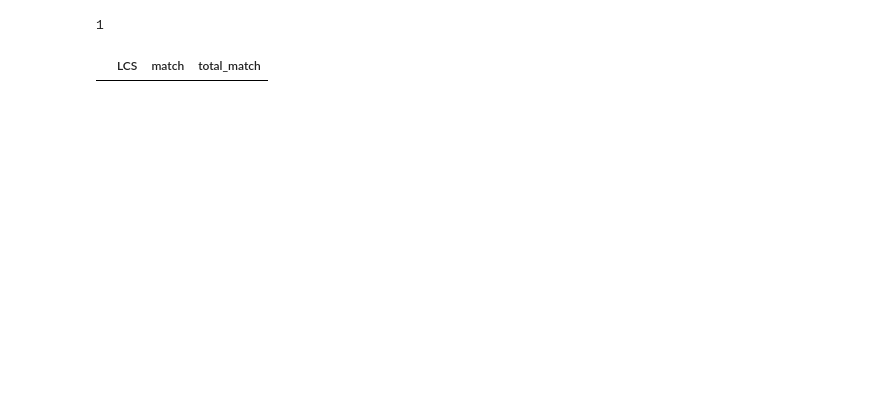
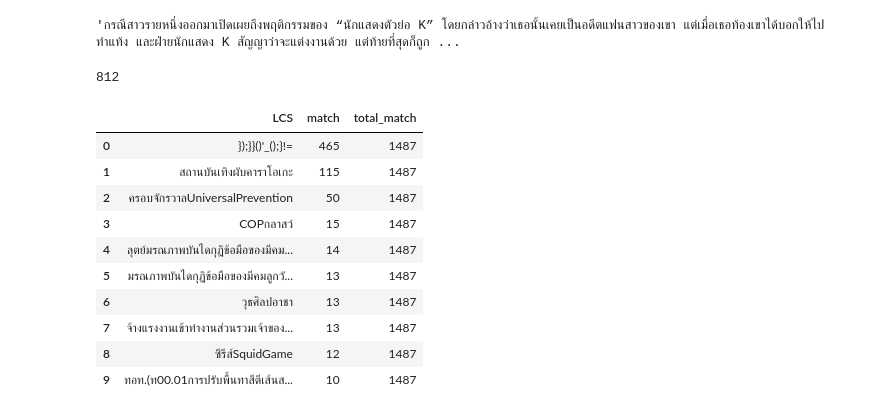
Before and after one commit to Trending-Thai-Keyword-Analysis/TTKDON-Mark-2, a Jupyter notebook: Main/main.ipynb, the cells around one changed output. Drawn from its saved outputs; the diff is of its cells as text; code cells hidden in the pictures; blank space fills up the shorter version.

Commit message:
push main result

```diff
--- a/Main/main.ipynb
+++ b/Main/main.ipynb
@@ -9,5 +9,5 @@ sys.path += ["../LCS_Cython", "../Word_Break"]
 from word_break import *
 from lcs_method import *
 # %%
-x = WB("attacut_stopword_m10_th31","newmm_stopword_m10_th31")
+x = WB("attacut_stopword_m09_th30","newmm_stopword_m09_th30")
 # %%
@@ -26,9 +52,13 @@ df
+# %%
+df["story"].iloc[672]
+# %% [output]
+'กรณีสาวรายหนึ่งออกมาเปิดเผยถึงพฤติกรรมของ “นักแสดงตัวย่อ K” โดยกล่าวอ้างว่าเธอนั้นเคยเป็นอดีตแฟนสาวของเขา แต่เมื่อเธอท้องเขาได้บอกให้ไปทำแท้ง และฝ่ายนักแสดง K สัญญาว่าจะแต่งงานด้วย แต่ท้ายที่สุดก็ถูก ...
 # %%
 x.word_break(df)
 # %%
 len(x.attacut_WB)
 # %% [output]
-1
+812
 # %%
 def LCS(atta_list, newmm_list):
     l = len(atta_list)
@@ -67,9 +97,19 @@ def LCS_result(data):
     return df_result
 # %%
 result_newmm = LCS_result(lcs_newmm)
-result_newmm[:50]
+result_newmm[:10]
 # %% [output]
 |  | LCS | match | total_match |
+| 0 | });}}()'_();}!= | 465 | 1487 |
+| 1 | สถานบันเทิงผับคาราโอเกะ | 115 | 1487 |
+| 2 | ครอบจักรวาลUniversalPrevention | 50 | 1487 |
+| 3 | COPกลาสว์ | 15 | 1487 |
+| 4 | ลุตย์มรณภาพบันไดกุฏิข้อมือของมีคม... | 14 | 1487 |
+| 5 | มรณภาพบันไดกุฏิข้อมือของมีคมลูกวั... | 13 | 1487 |
+| 6 | วุธศิลปอาชา | 13 | 1487 |
+| 7 | จ้างแรงงานเข้าทำงานส่วนรวมเจ้าของ... | 13 | 1487 |
+| 8 | ซีรีส์SquidGame | 12 | 1487 |
+| 9 | ทอท.(ท00.01การปรับพื้นทาสีตีเส้นส... | 10 | 1487 |
 # %%
 result_newmm.to_csv(f"../assets/Result/newmm/{file_name}.csv",index = False)
 # %%
```
Also changed, not shown: parts of 7 cells of this notebook, 10 other files.
